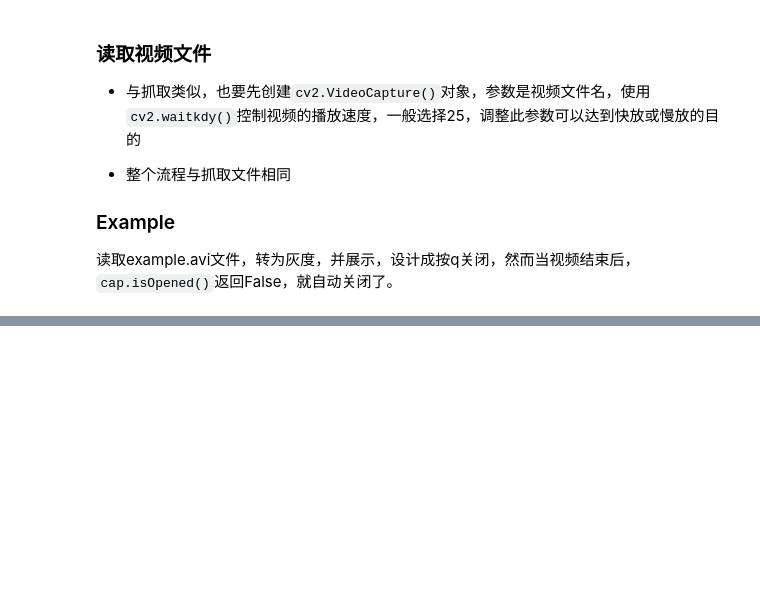
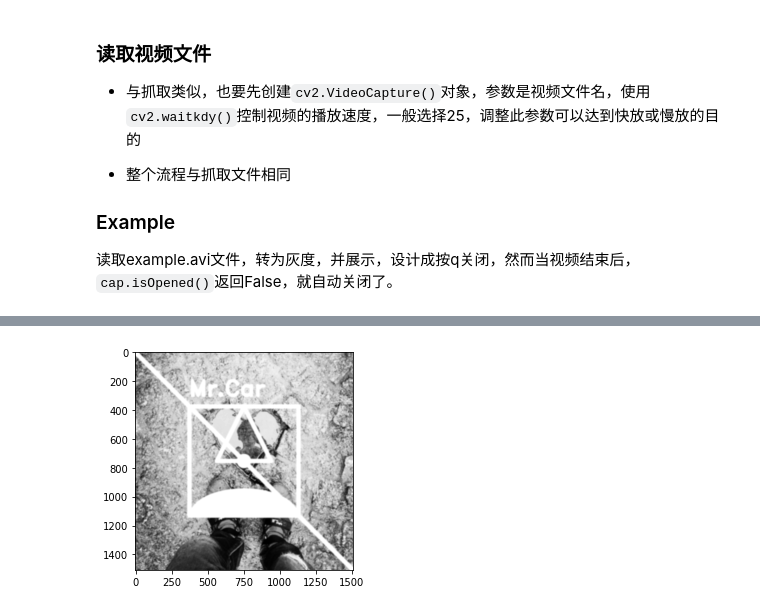
Before and after one commit to MrCare/OpenCVEasy, a Jupyter notebook: OpenCVEasy.ipynb, the cells around one changed output, grey strips where cells are left out. Drawn from its saved outputs; the diff is of its cells as text; code cells hidden in the pictures; blank space fills up the shorter version.

```diff
--- a/OpenCVEasy.ipynb
+++ b/OpenCVEasy.ipynb
@@ -246,0 +319,28 @@ cv2.destroyAllWindows()
+# %%
+img = cv2.imread('img/example.jpg',0)
+h,w = img.shape[:2]
+
+# draw line
+cv2.line(img,(0,0),(h,w),(255,255,255),30)
+
+# draw rectangle
+cv2.rectangle(img,(w//4,h//4),(h*3//4,w*3//4),(255,255,255),30)
+
+# draw circle
+cv2.circle(img,(w//2,h//2),50,(255,255,255),-1)
+
+# draw ellipse
+cv2.ellipse(img,(w//2,h*3//4),(w//4,h//8),0,180,360,(255,255,255),-1)
+
+# draw polygon
+p = np.array([[w//2,h//4],[w*3//8,h//2],[w*5//8,h//2]], np.int32)
+cv2.polylines(img,[p],True,(255,255,255),30)
+
+# draw Text
+font = cv2.FONT_HERSHEY_DUPLEX
+cv2.putText(img,'Mr.Car',(w//4,h//5), font, 5,(255,255,255),20,cv2.LINE_AA)
+
+plt.imshow(img, cmap = 'gray', interpolation = 'bicubic' )
+plt.show()
+# %% [output]
+[figure, added]
```
Also changed, not shown: parts of 1 cell of this notebook.
